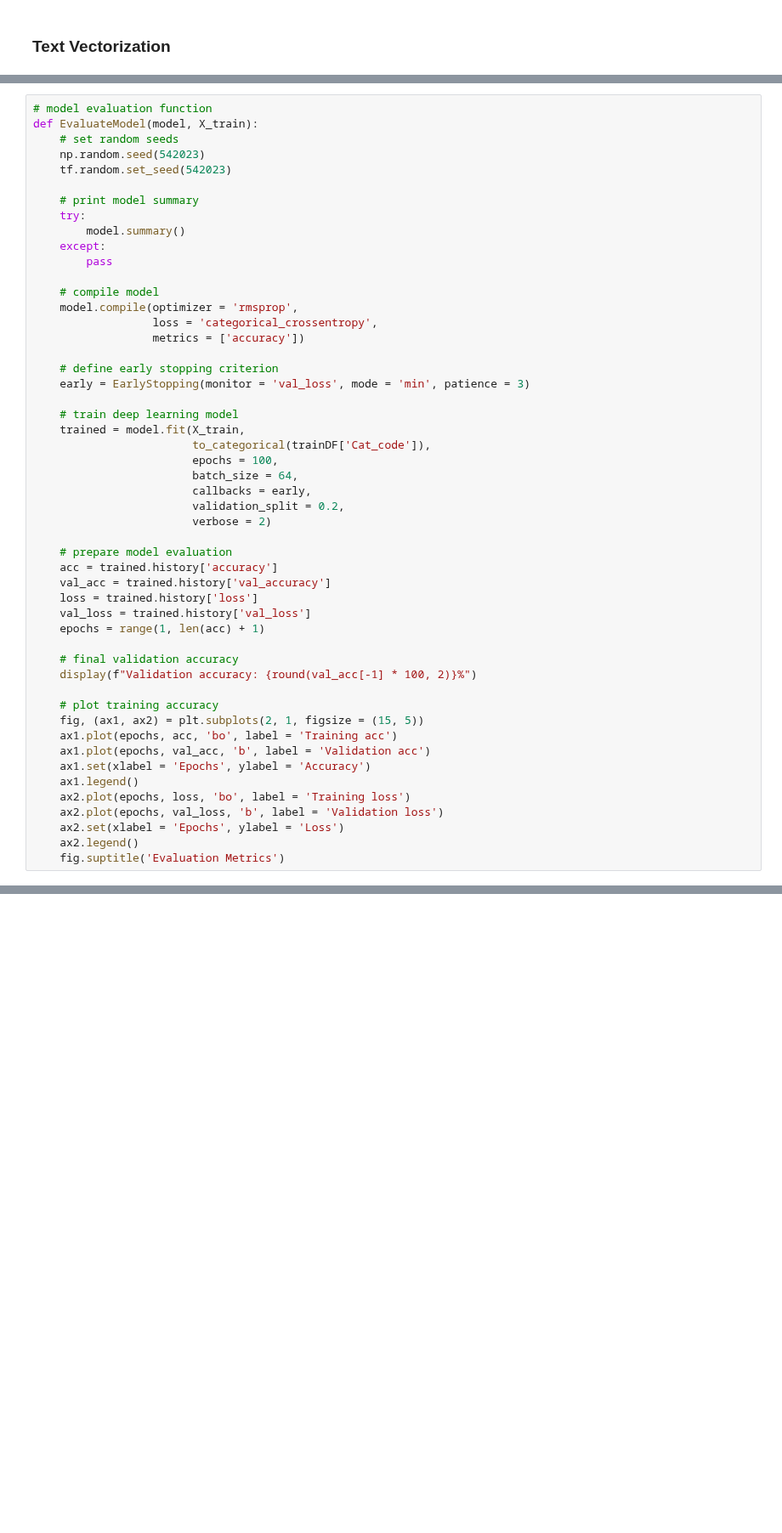
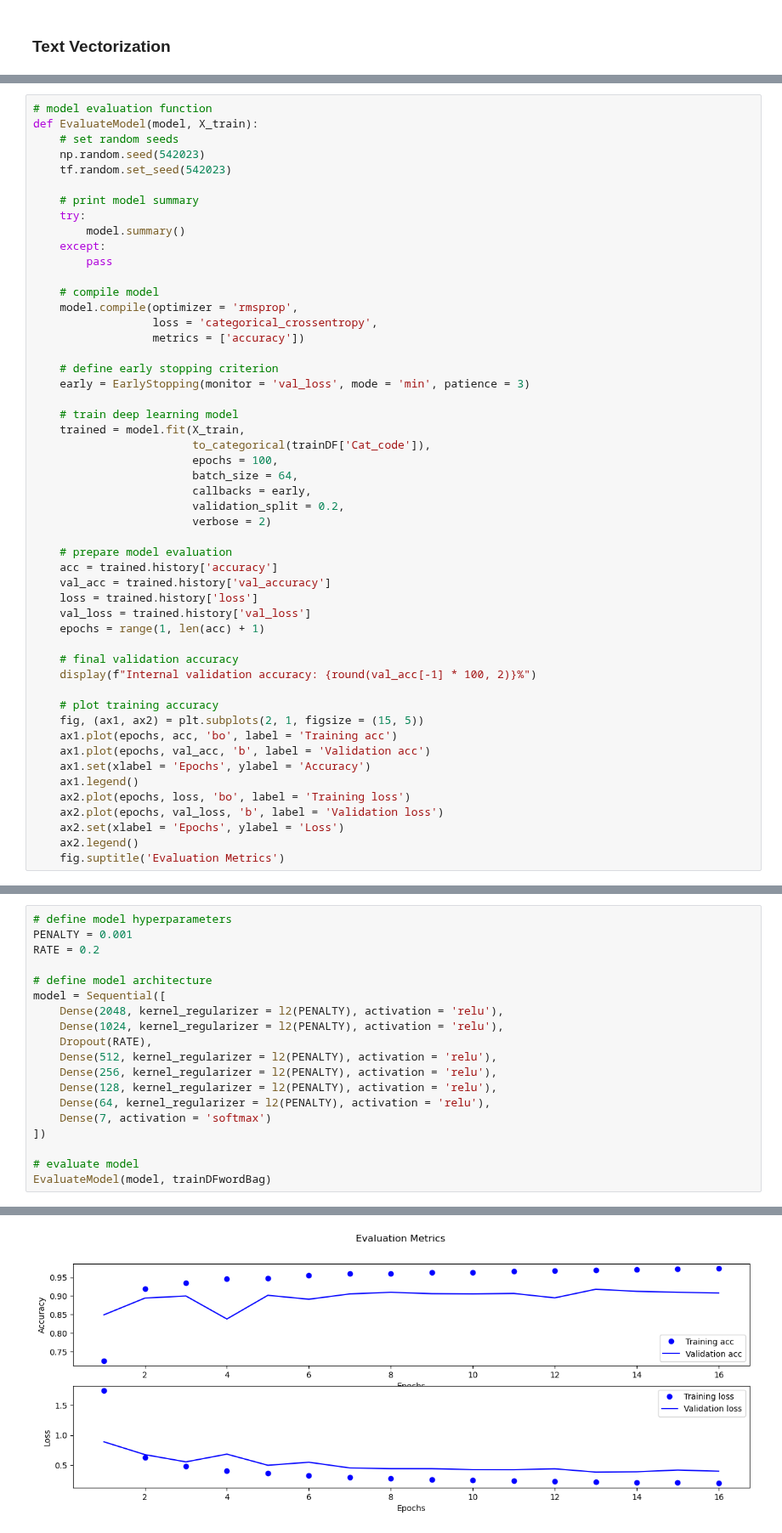
Before and after one commit to akiehl2000/STAA578_Homework, a Jupyter notebook: Homework4/homework4.ipynb, the cells around one changed output, grey strips where cells are left out. Shown at 85% size. Drawn from its saved outputs; the diff is of its cells as text; blank space fills up the shorter version.

```diff
--- a/Homework4/homework4.ipynb
+++ b/Homework4/homework4.ipynb
@@ -185,7 +215,7 @@ def EvaluateModel(model, X_train):
     epochs = range(1, len(acc) + 1)
 
     # final validation accuracy
-    display(f"Validation accuracy: {round(val_acc[-1] * 100, 2)}%")
+    display(f"Internal validation accuracy: {round(val_acc[-1] * 100, 2)}%")
 
     # plot training accuracy
     fig, (ax1, ax2) = plt.subplots(2, 1, figsize = (15, 5))
@@ -225,0 +250,20 @@ Epoch 5/100
+# %%
+# define model hyperparameters
+PENALTY = 0.001
+RATE = 0.2
+
+# define model architecture
+model = Sequential([
+    Dense(2048, kernel_regularizer = l2(PENALTY), activation = 'relu'),
+    Dense(1024, kernel_regularizer = l2(PENALTY), activation = 'relu'),
+    Dropout(RATE),
+    Dense(512, kernel_regularizer = l2(PENALTY), activation = 'relu'),
+    Dense(256, kernel_regularizer = l2(PENALTY), activation = 'relu'),
+    Dense(128, kernel_regularizer = l2(PENALTY), activation = 'relu'),
+    Dense(64, kernel_regularizer = l2(PENALTY), activation = 'relu'),
+    Dense(7, activation = 'softmax')
+])
+
+# evaluate model
+EvaluateModel(model, trainDFwordBag)
+# %% [output]
@@ -225,0 +288 @@ Epoch 5/100
+[figure, added]
```
Also changed, not shown: parts of 7 cells of this notebook.
